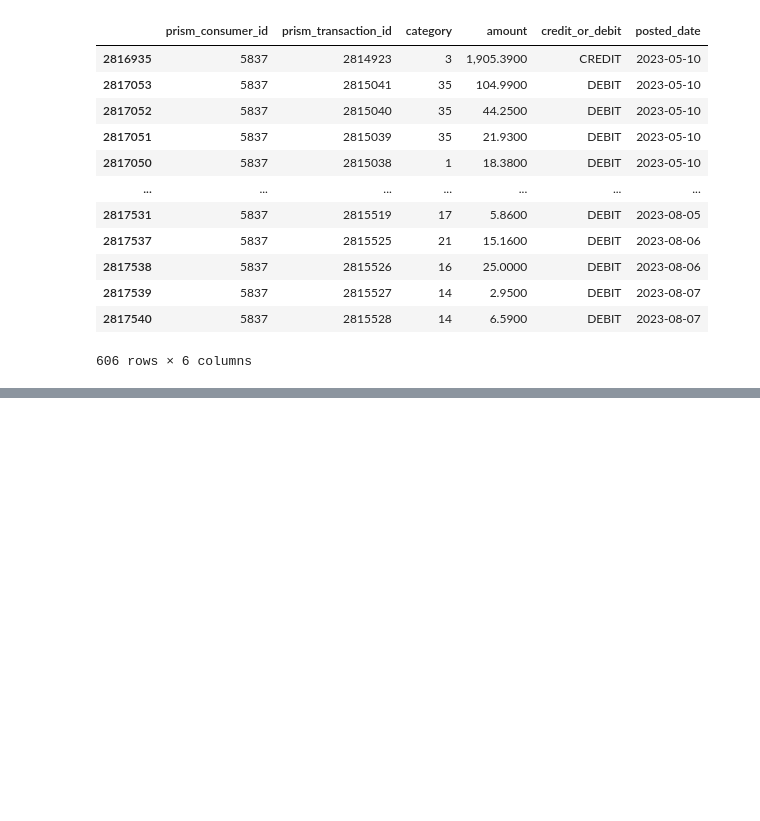
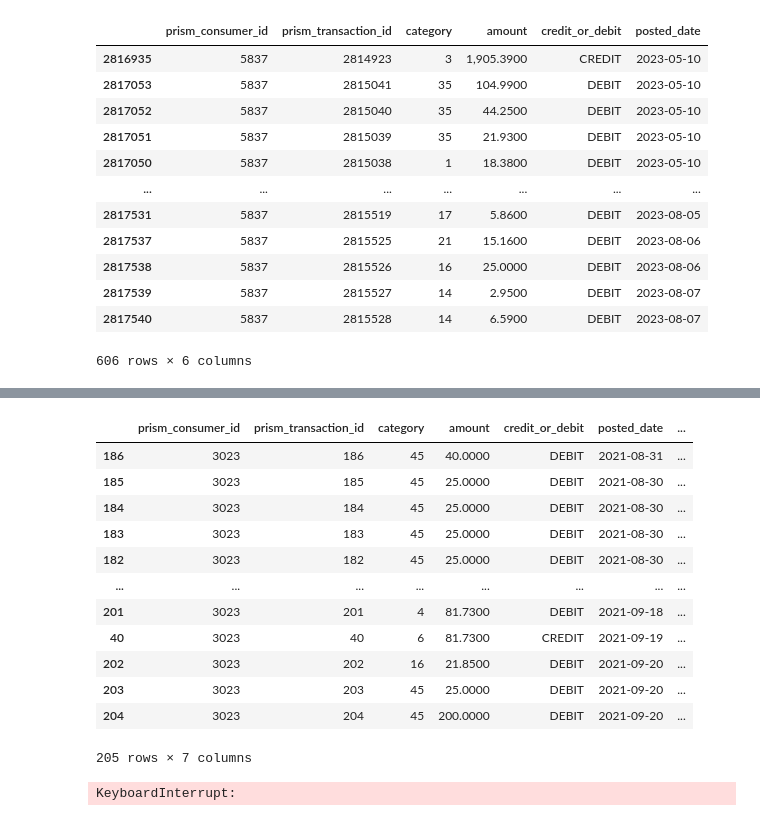
Before and after one commit to danielrmathew/prism-data-credit, a Jupyter notebook: src/notebooks/aman_q2.ipynb, the cells around one changed output, grey strips where cells are left out. Cells and saved outputs as stored; diff of their text form; code cells hidden in the pictures; blank space fills up the shorter version.

Commit message:
updated balance and income code

```diff
--- a/src/notebooks/aman_q2.ipynb
+++ b/src/notebooks/aman_q2.ipynb
@@ -414,0 +482,11 @@ plot_incomes(year=2023)
+# %%
+tbd = t1.balance_date.values[0]
+orig_balance = t1.balance.values[0]
+curr_balance = orig_balance
+pre_balances = [orig_balance]
+post_balances = []
+
+print(tbd, curr_balance)
+t3 = t2[t2.posted_date <= tbd].sort_values(by='posted_date', ascending=False)
+t5 = t2[t2.posted_date > tbd].sort_values(by='posted_date', ascending=True)
+t3
@@ -414,0 +508,20 @@ plot_incomes(year=2023)
+# %%
+for i, row in t3.iterrows(): #t3.iloc[1:].iterrows()
+    if row.credit_or_debit == 'CREDIT':
+        curr_balance -= row.amount
+    else:
+        curr_balance += row.amount
+    pre_balances.append(curr_balance)
+
+curr_balance = orig_balance
+for i, row in t5.iterrows():
+    if row.credit_or_debit == 'CREDIT':
+        curr_balance += row.amount
+    else:
+        curr_balance -= row.amount
+    post_balances.append(curr_balance)
+# %%
+t4 = t3.copy()
+
+t4['curr_balance'] = pre_balances[:-1]
+t4.head()
@@ -414,0 +535,5 @@ plot_incomes(year=2023)
+# %%
+t6 = t5.copy()
+
+t6['curr_balance'] = post_balances
+t6.head()
@@ -414,0 +547,16 @@ plot_incomes(year=2023)
+# %%
+pd.concat([t4, t6], axis=0)
+# %% [output]
+|  | prism_consumer_id | prism_transaction_id | category | amount | credit_or_debit | posted_date | ... |
+| 186 | 3023 | 186 | 45 | 40.0000 | DEBIT | 2021-08-31 | ... |
+| 185 | 3023 | 185 | 45 | 25.0000 | DEBIT | 2021-08-30 | ... |
+| 184 | 3023 | 184 | 45 | 25.0000 | DEBIT | 2021-08-30 | ... |
+| 183 | 3023 | 183 | 45 | 25.0000 | DEBIT | 2021-08-30 | ... |
+| 182 | 3023 | 182 | 45 | 25.0000 | DEBIT | 2021-08-30 | ... |
+| ... | ... | ... | ... | ... | ... | ... | ... |
+| 201 | 3023 | 201 | 4 | 81.7300 | DEBIT | 2021-09-18 | ... |
+| 40 | 3023 | 40 | 6 | 81.7300 | CREDIT | 2021-09-19 | ... |
+| 202 | 3023 | 202 | 16 | 21.8500 | DEBIT | 2021-09-20 | ... |
+| 203 | 3023 | 203 | 45 | 25.0000 | DEBIT | 2021-09-20 | ... |
+| 204 | 3023 | 204 | 45 | 200.0000 | DEBIT | 2021-09-20 | ... |
+205 rows × 7 columns
@@ -414,0 +603,5 @@ plot_incomes(year=2023)
+# %%
+balances_all = calc_balances_all(check_acct_totals, balanceDF)
+balances_all.head()
+# %% [output]
+KeyboardInterrupt:
```
Also changed, not shown: parts of 26 cells of this notebook.
